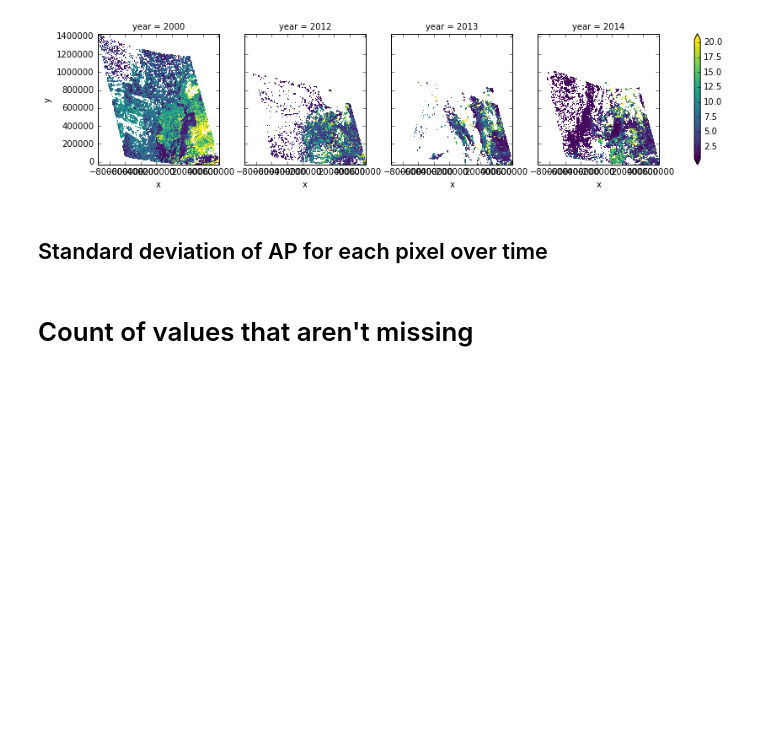
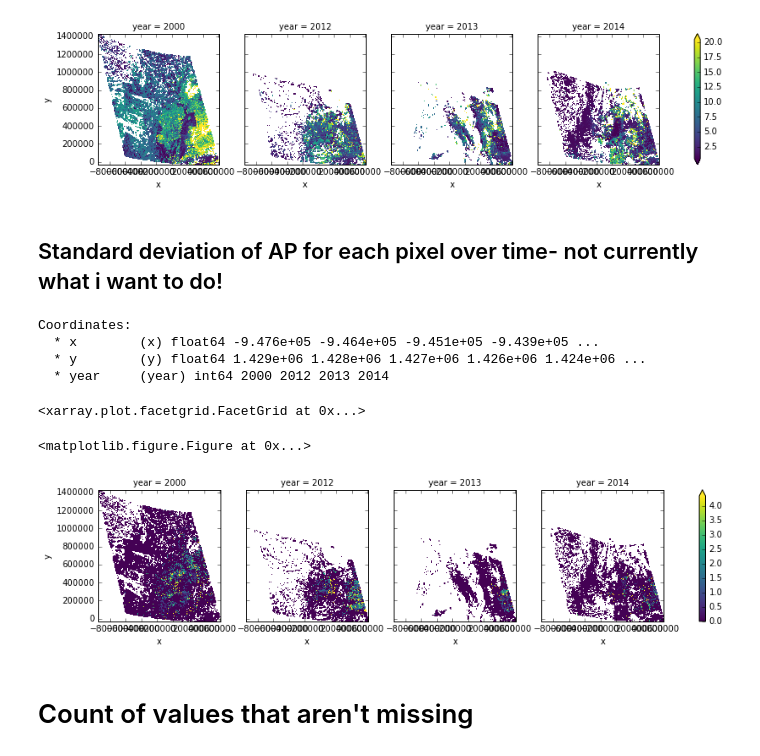
Before and after one commit to annalisasheehan/masters, a Jupyter notebook: MAIAC_Analysis.ipynb, the cells around one changed output. Cells and saved outputs as stored; diff of their text form; code cells hidden in the pictures; blank space fills up the shorter version.

```diff
--- a/MAIAC_Analysis.ipynb
+++ b/MAIAC_Analysis.ipynb
@@ -36,2 +20,0 @@ list_of_das = map(maiac_file_to_da, files)
-# %%
-MAIAC_PM25 = xr.concat(list_of_das, 'time')
@@ -195,7 +236,23 @@ yearly.plot(col='year', robust=True)
 <matplotlib.figure.Figure at 0x...>
 [figure]
 # %% [markdown]
-## Standard deviation of AP for each pixel over time
+## Standard deviation of AP for each pixel over time- not currently what i want to do!
+# %%
+std = PM25.groupby('time.year').std(dim = 'time')
+# %%
+std.coords
+# %% [output]
+Coordinates:
+  * x        (x) float64 -9.476e+05 -9.464e+05 -9.451e+05 -9.439e+05 ...
+  * y        (y) float64 1.429e+06 1.428e+06 1.427e+06 1.426e+06 1.424e+06 ...
+  * year     (year) int64 2000 2012 2013 2014
+# %%
+figure(figsize=(20, 12))
+std.plot(col='year', robust=True)
+# %% [output]
+<xarray.plot.facetgrid.FacetGrid at 0x...>
+<matplotlib.figure.Figure at 0x...>
+[figure, added]
 # %% [markdown]
 # Count of values that aren't missing
 # %%
```
Also changed, not shown: parts of 21 cells of this notebook.
